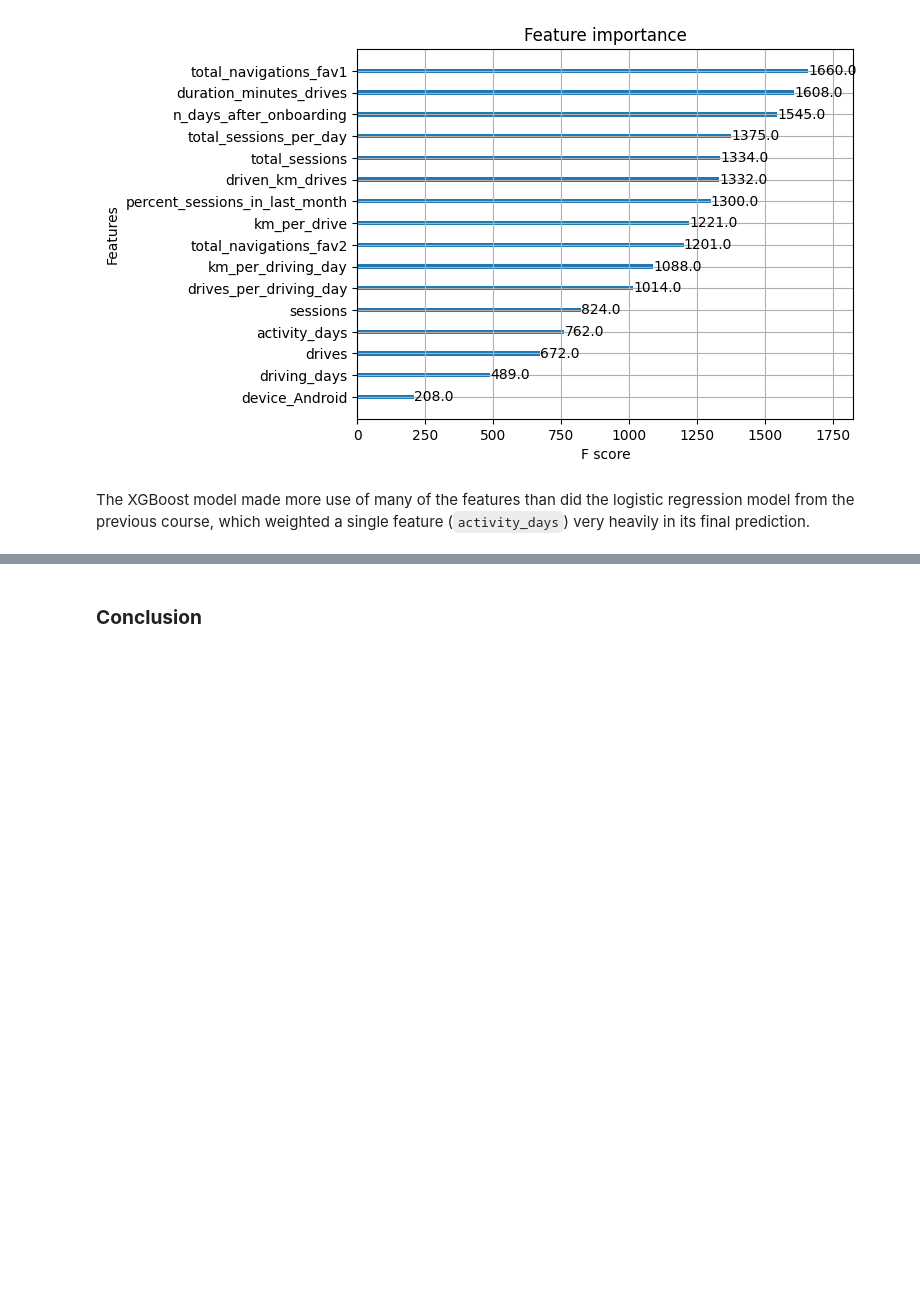
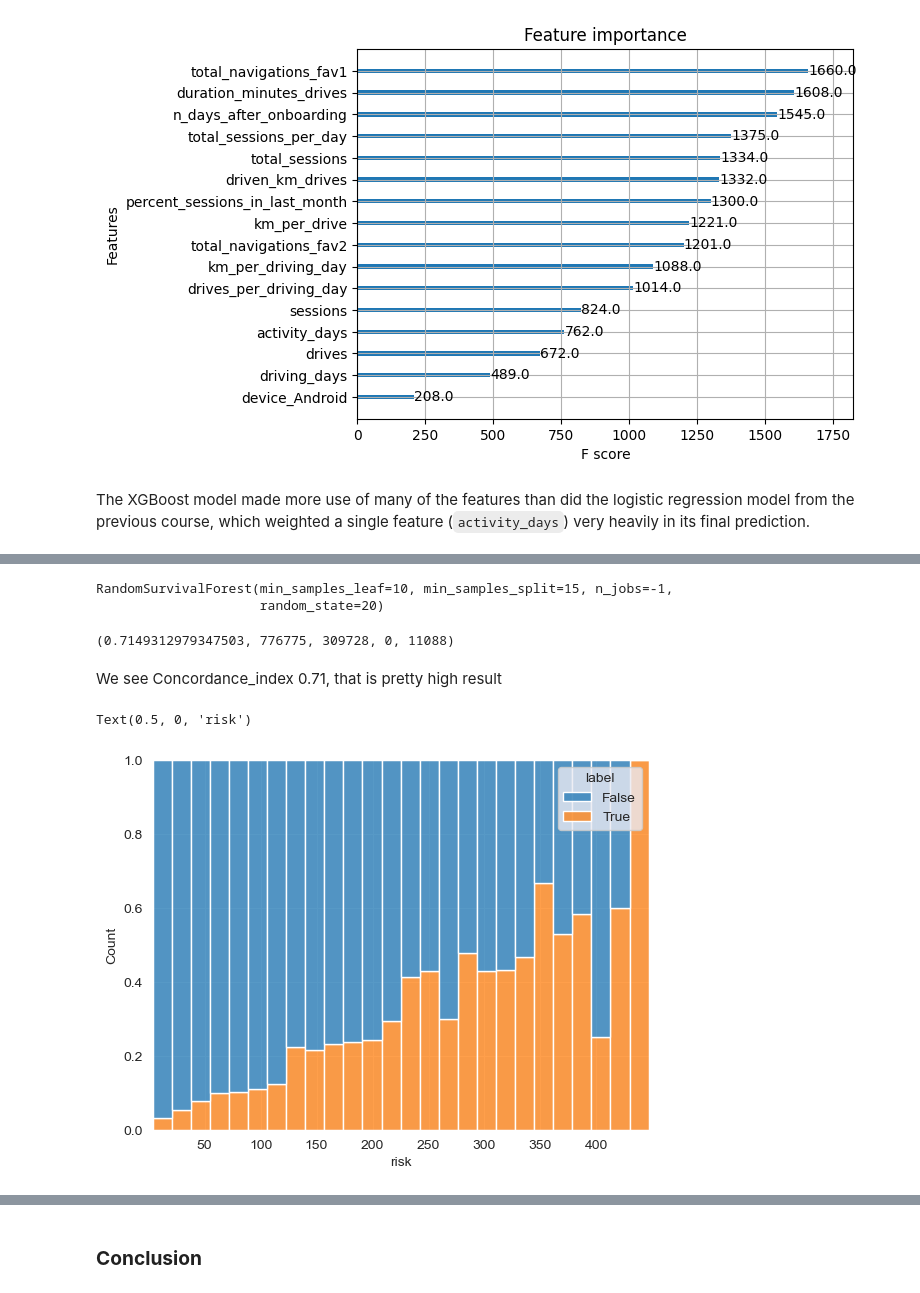
Before and after one commit to point-de-vyu/data-analytics-projects, a Jupyter notebook: Waze_predicting_user_churn/4. Tree-based_models.ipynb, the cells around one changed output, grey strips where cells are left out. Drawn from its saved outputs; the diff is of its cells as text; code cells hidden in the pictures; blank space fills up the shorter version.

Commit message:
survival_random_forest_refactored

```diff
--- a/Waze_predicting_user_churn/4. Tree-based_models.ipynb
+++ b/Waze_predicting_user_churn/4. Tree-based_models.ipynb
@@ -317,0 +325,35 @@ The XGBoost model made more use of many of the features than did the logistic re
+# %%
+df = pd.read_csv('waze_dataset.csv').dropna()
+y = pd.concat([df['label'].map({'retained' :False, 'churned':True}).astype(bool),df['sessions'].astype(float)],axis=1)
+dtype = [('event', bool), ('time', float)]
+y=np.array(list(zip(df['label'].map({'retained' :False, 'churned':True}).astype(bool),df['sessions'].astype(float))),dtype=dtype)
+X = df.drop(columns=['label','sessions','ID','device','drives','total_sessions'])
+X_train, X_val, y_train, y_val = train_test_split(X, y,
+                                                  test_size=0.25, random_state=45)
+# %%
+random_state = 20
+rsf = RandomSurvivalForest(
+    n_estimators=100, min_samples_split=15, min_samples_leaf=10, n_jobs=-1, random_state=random_state
+)
+rsf.fit(X_train, y_train)
+# %% [output]
+RandomSurvivalForest(min_samples_leaf=10, min_samples_split=15, n_jobs=-1,
+                     random_state=20)
+# %%
+event_indicator = y_val['event']
+event_time = y_val['time']
+prediction = rsf.predict(X_val)
+result = concordance_index_censored(event_indicator, event_time, prediction)
+print(result)
+# %% [output]
+(0.7149312979347503, 776775, 309728, 0, 11088)
+# %% [markdown]
+We see Concordance_index  0.71, that is pretty high result
+# %%
+result_df = pd.DataFrame({'event_time':event_time,'prediction':prediction,'label':event_indicator})
+ax = plt.subplot(111)
+sns.histplot(result_df, hue='label',x='prediction',multiple='fill',ax=ax)
+ax.set_xlabel("risk")
+# %% [output]
+Text(0.5, 0, 'risk')
+[figure, added]
```
Also changed, not shown: parts of 39 cells of this notebook.
